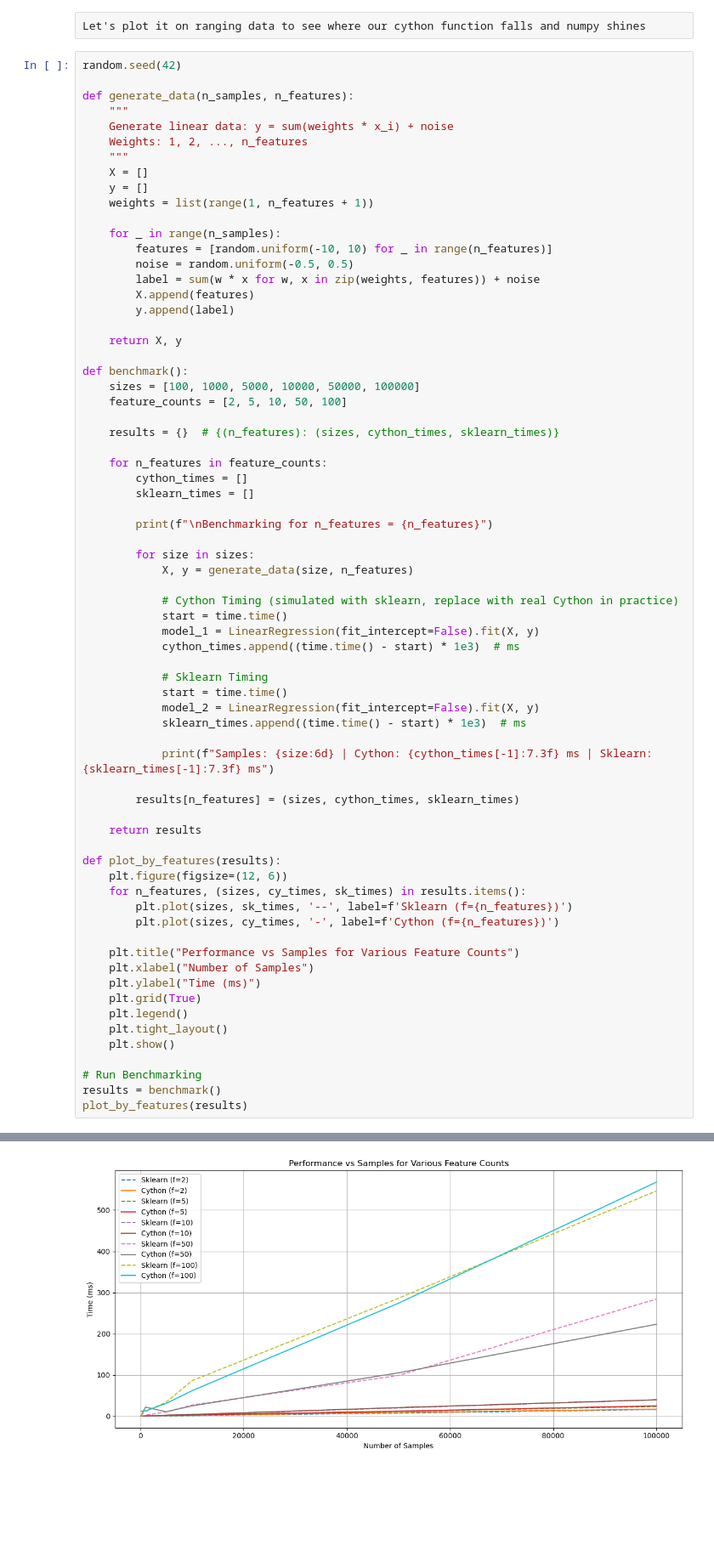
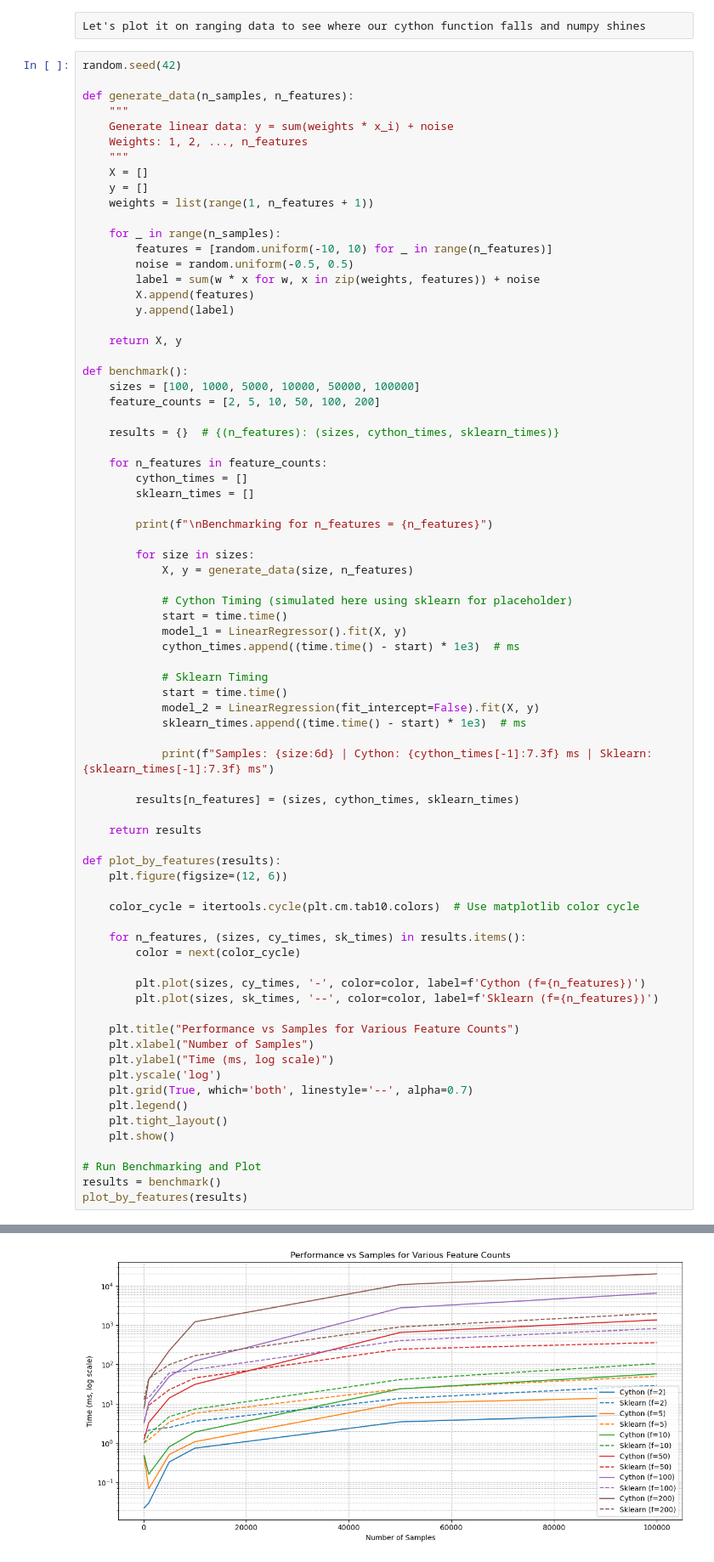
Before and after one commit to Kaynup/Linear-Regression-in-cython, a Jupyter notebook: WorkLab-v1.ipynb, the cells around one changed output, grey strips where cells are left out. Shown: that part at 85% size. Drawn from its saved outputs; the diff is of its cells as text; blank space fills up the shorter version.

```diff
--- a/WorkLab-v1.ipynb
+++ b/WorkLab-v1.ipynb
@@ -53,7 +54,7 @@ def generate_data(n_samples, n_features):
 
 def benchmark():
     sizes = [100, 1000, 5000, 10000, 50000, 100000]
-    feature_counts = [2, 5, 10, 50, 100]
+    feature_counts = [2, 5, 10, 50, 100, 200]
 
     results = {}  # {(n_features): (sizes, cython_times, sklearn_times)}
 
@@ -66,9 +67,9 @@ def benchmark():
         for size in sizes:
             X, y = generate_data(size, n_features)
 
-            # Cython Timing (simulated with sklearn, replace with real Cython in practice)
+            # Cython Timing (simulated here using sklearn for placeholder)
             start = time.time()
-            model_1 = LinearRegression(fit_intercept=False).fit(X, y)
+            model_1 = LinearRegressor().fit(X, y)
             cython_times.append((time.time() - start) * 1e3)  # ms
 
             # Sklearn Timing
@@ -84,19 +85,25 @@ def benchmark():
 
 def plot_by_features(results):
     plt.figure(figsize=(12, 6))
+
+    color_cycle = itertools.cycle(plt.cm.tab10.colors)  # Use matplotlib color cycle
+
     for n_features, (sizes, cy_times, sk_times) in results.items():
-        plt.plot(sizes, sk_times, '--', label=f'Sklearn (f={n_features})')
-        plt.plot(sizes, cy_times, '-', label=f'Cython (f={n_features})')
+        color = next(color_cycle)
+
+        plt.plot(sizes, cy_times, '-', color=color, label=f'Cython (f={n_features})')
+        plt.plot(sizes, sk_times, '--', color=color, label=f'Sklearn (f={n_features})')
 
     plt.title("Performance vs Samples for Various Feature Counts")
     plt.xlabel("Number of Samples")
-    plt.ylabel("Time (ms)")
-    plt.grid(True)
+    plt.ylabel("Time (ms, log scale)")
+    plt.yscale('log')
+    plt.grid(True, which='both', linestyle='--', alpha=0.7)
     plt.legend()
     plt.tight_layout()
     plt.show()
 
-# Run Benchmarking
+# Run Benchmarking and Plot
 results = benchmark()
 plot_by_features(results)
 # %% [output]
@@ -120 +127 @@ Samples: 100000 | Cython: 567.873 ms | Sklearn: 546.409 ms
-[figure, old version]
+[figure, new version]
```
Also changed, not shown: parts of 2 cells of this notebook, 3 other files.
